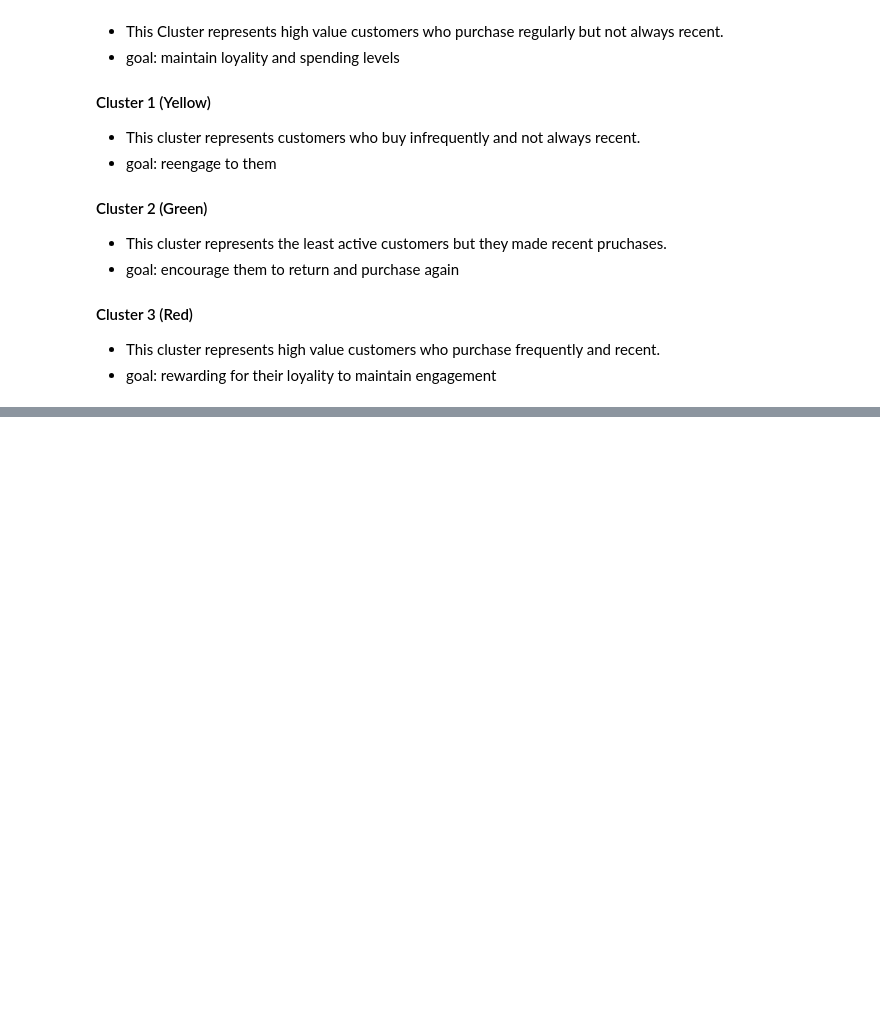
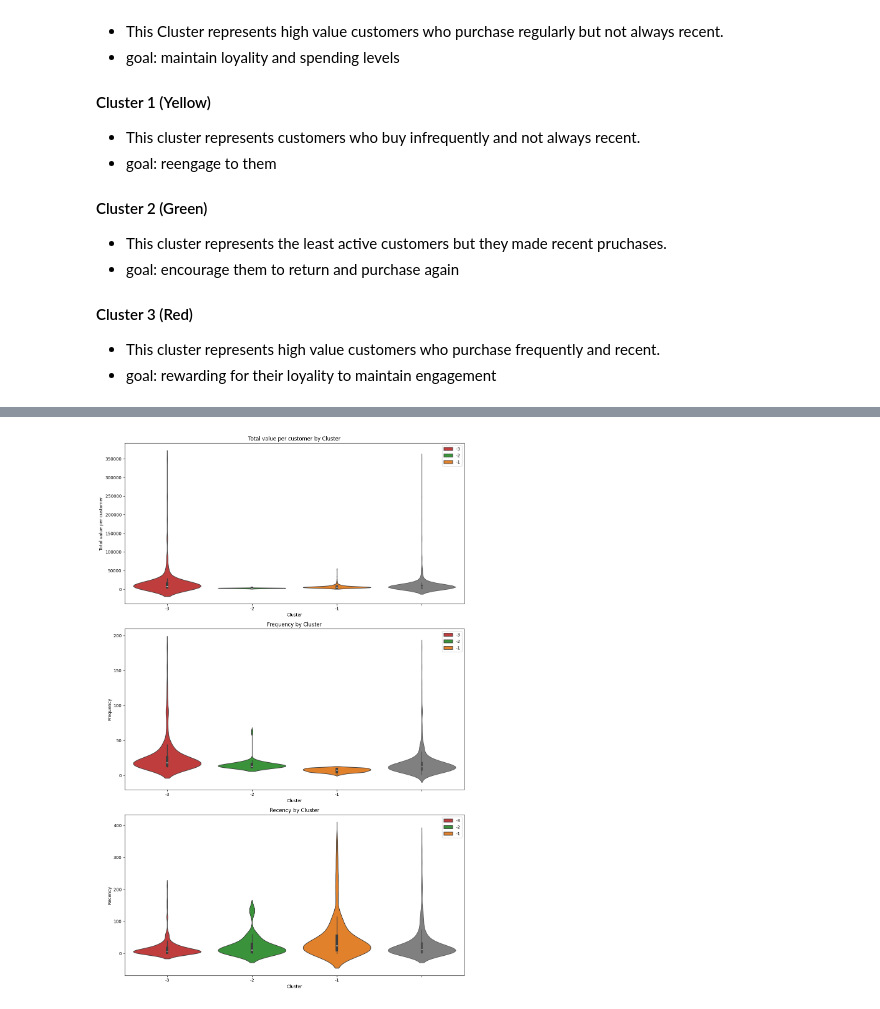
Before and after one commit to NoahSchwarzrock/online_retail_data, a Jupyter notebook: online_retail_data_clustering.ipynb, the cells around one changed output, grey strips where cells are left out. Drawn from its saved outputs; the diff is of its cells as text; code cells hidden in the pictures; blank space fills up the shorter version.

Commit message:
started outliers analysis by creating 3 new data frames. Made a Violin plot for those 3

```diff
--- a/online_retail_data_clustering.ipynb
+++ b/online_retail_data_clustering.ipynb
@@ -1100,0 +1103,14 @@ plt.show()
+# %%
+overlap_indicies = total_value_per_customer_outliers_df.index.intersection(freqeuncy_outliers_df.index)
+
+total_value_per_customer_outliers_only = total_value_per_customer_outliers_df.drop(overlap_indicies)
+freqeuncy_outliers_only = freqeuncy_outliers_df.drop(overlap_indicies)
+total_value_per_customer_and_frequency_outliers = total_value_per_customer_outliers_df.loc[overlap_indicies]
+
+total_value_per_customer_outliers_only["Cluster"] = -1
+freqeuncy_outliers_only["Cluster"] = -2
+total_value_per_customer_and_frequency_outliers["Cluster"] = -3
+
+outliers_df = pd.concat([total_value_per_customer_outliers_only, freqeuncy_outliers_only, total_value_per_customer_and_frequency_outliers])
+
+outliers_df
@@ -1100,0 +1131,29 @@ plt.show()
+# %%
+cluster_colors = {-1: '#ff7f0e',
+                  -2: '#2ca02c',
+                  -3: '#d62728'}
+
+plt.figure(figsize=(12, 18))
+
+plt.subplot(3, 1, 1)
+sns.violinplot(x=outliers_df["Cluster"], y=outliers_df["TotalValuePerCustomer"], palette=cluster_colors , hue=outliers_df["Cluster"])
+sns.violinplot(y=outliers_df["TotalValuePerCustomer"], color='gray', linewidth=1.0)
+plt.title("Total value per customer by Cluster")
+plt.ylabel("Total value per customer")
+
+plt.subplot(3, 1, 2)
+sns.violinplot(x=outliers_df["Cluster"], y=outliers_df["Frequency"], palette=cluster_colors, hue=outliers_df["Cluster"])
+sns.violinplot(y=outliers_df["Frequency"], color='gray', linewidth=1.0)
+plt.title("Frequency by Cluster")
+plt.ylabel("Frequency")
+
+plt.subplot(3, 1, 3)
+sns.violinplot(x=outliers_df["Cluster"], y=outliers_df["Recency"], palette=cluster_colors, hue=outliers_df["Cluster"])
+sns.violinplot(y=outliers_df["Recency"], color='gray', linewidth=1.0)
+plt.title("Recency by Cluster")
+plt.ylabel("Recency")
+
+plt.tight_layout()
+plt.show()
+# %% [output]
+[figure, added]
```
Also changed, not shown: parts of 3 cells of this notebook.
